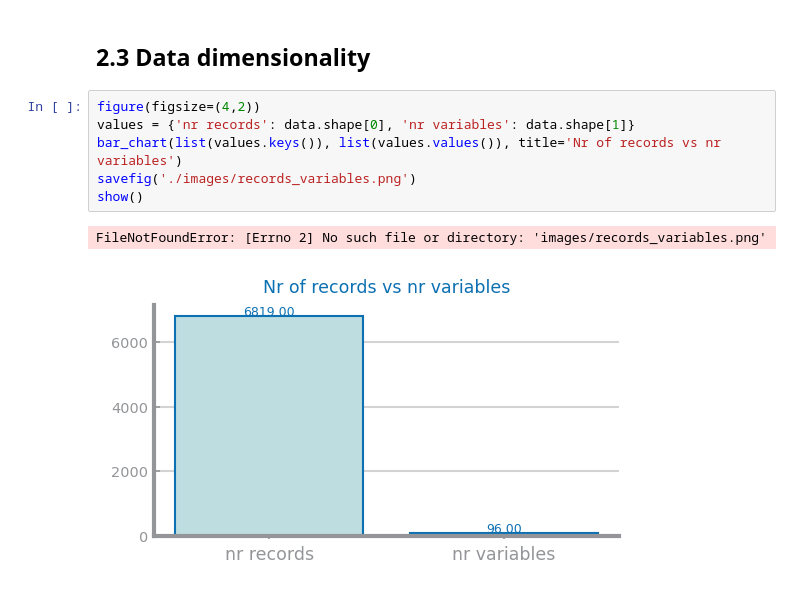
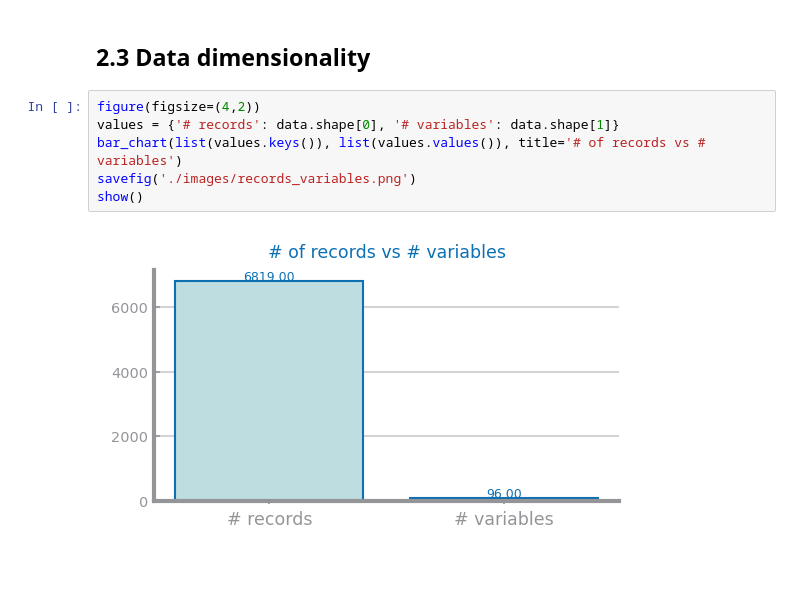
Before and after one commit to josetapadas/dash_101, a Jupyter notebook: Taiwan_Company_Bankruptcy_Prediction.ipynb, the cells around one changed output. Saved outputs shown, nothing was run; the diff lists cells and outputs as text.

Commit message:
updated notebook with image

```diff
--- a/Taiwan_Company_Bankruptcy_Prediction.ipynb
+++ b/Taiwan_Company_Bankruptcy_Prediction.ipynb
@@ -48,10 +48,9 @@ data.describe()
 ## 2.3 Data dimensionality
 # %%
 figure(figsize=(4,2))
-values = {'nr records': data.shape[0], 'nr variables': data.shape[1]}
-bar_chart(list(values.keys()), list(values.values()), title='Nr of records vs nr variables')
+values = {'# records': data.shape[0], '# variables': data.shape[1]}
+bar_chart(list(values.keys()), list(values.values()), title='# of records vs # variables')
 savefig('./images/records_variables.png')
 show()
 # %% [output]
-FileNotFoundError: [Errno 2] No such file or directory: 'images/records_variables.png'
-[figure, old version]
+[figure, new version]
```
